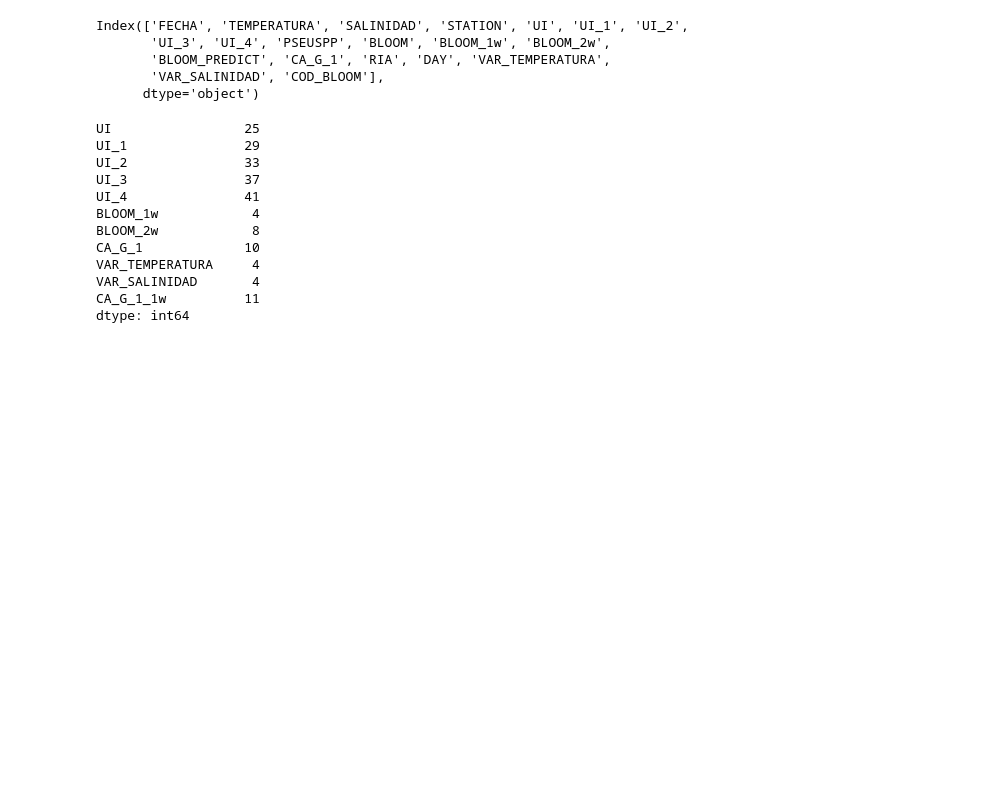
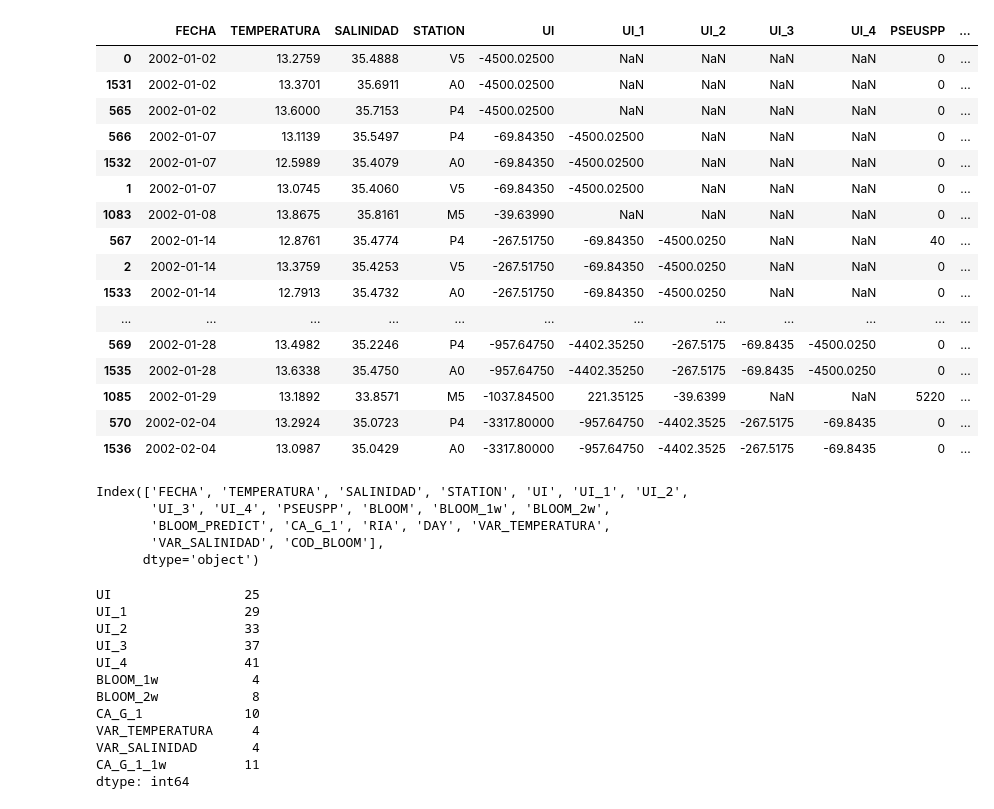
Before and after one commit to guillermobastos/tesis, a Jupyter notebook: work/ModeloA-Escalado-01-pruebas.ipynb, the cells around one changed output. Cells and saved outputs as stored; diff of their text form; code cells hidden in the pictures; blank space fills up the shorter version.

```diff
--- a/work/ModeloA-Escalado-01-pruebas.ipynb
+++ b/work/ModeloA-Escalado-01-pruebas.ipynb
@@ -10,6 +10,28 @@ data.head()
 | 2 | 2002-01-14T00:00:00.000 | 13.3759 | 35.4253 | V5 | -267.5175 | -69.8435 | -4500.0250 | NaN | NaN | 0 | ... |
 | 3 | 2002-01-21T00:00:00.000 | 13.2589 | 35.4342 | V5 | -4402.3525 | -267.5175 | -69.8435 | -4500.0250 | NaN | 0 | ... |
 | 4 | 2002-01-28T00:00:00.000 | 13.4761 | 35.0551 | V5 | -957.6475 | -4402.3525 | -267.5175 | -69.8435 | -4500.025 | 0 | ... |
+# %%
+data['FECHA'] = pd.to_datetime(data['FECHA'])
+data = data.sort_values(by='FECHA')
+data.head(20)
+# %% [output]
+|  | FECHA | TEMPERATURA | SALINIDAD | STATION | UI | UI_1 | UI_2 | UI_3 | UI_4 | PSEUSPP | ... |
+| 0 | 2002-01-02 | 13.2759 | 35.4888 | V5 | -4500.02500 | NaN | NaN | NaN | NaN | 0 | ... |
+| 1531 | 2002-01-02 | 13.3701 | 35.6911 | A0 | -4500.02500 | NaN | NaN | NaN | NaN | 0 | ... |
+| 565 | 2002-01-02 | 13.6000 | 35.7153 | P4 | -4500.02500 | NaN | NaN | NaN | NaN | 0 | ... |
+| 566 | 2002-01-07 | 13.1139 | 35.5497 | P4 | -69.84350 | -4500.02500 | NaN | NaN | NaN | 0 | ... |
+| 1532 | 2002-01-07 | 12.5989 | 35.4079 | A0 | -69.84350 | -4500.02500 | NaN | NaN | NaN | 0 | ... |
+| 1 | 2002-01-07 | 13.0745 | 35.4060 | V5 | -69.84350 | -4500.02500 | NaN | NaN | NaN | 0 | ... |
+| 1083 | 2002-01-08 | 13.8675 | 35.8161 | M5 | -39.63990 | NaN | NaN | NaN | NaN | 0 | ... |
+| 567 | 2002-01-14 | 12.8761 | 35.4774 | P4 | -267.51750 | -69.84350 | -4500.0250 | NaN | NaN | 40 | ... |
+| 2 | 2002-01-14 | 13.3759 | 35.4253 | V5 | -267.51750 | -69.84350 | -4500.0250 | NaN | NaN | 0 | ... |
+| 1533 | 2002-01-14 | 12.7913 | 35.4732 | A0 | -267.51750 | -69.84350 | -4500.0250 | NaN | NaN | 0 | ... |
+| ... | ... | ... | ... | ... | ... | ... | ... | ... | ... | ... | ... |
+| 569 | 2002-01-28 | 13.4982 | 35.2246 | P4 | -957.64750 | -4402.35250 | -267.5175 | -69.8435 | -4500.0250 | 0 | ... |
+| 1535 | 2002-01-28 | 13.6338 | 35.4750 | A0 | -957.64750 | -4402.35250 | -267.5175 | -69.8435 | -4500.0250 | 0 | ... |
+| 1085 | 2002-01-29 | 13.1892 | 33.8571 | M5 | -1037.84500 | 221.35125 | -39.6399 | NaN | NaN | 5220 | ... |
+| 570 | 2002-02-04 | 13.2924 | 35.0723 | P4 | -3317.80000 | -957.64750 | -4402.3525 | -267.5175 | -69.8435 | 0 | ... |
+| 1536 | 2002-02-04 | 13.0987 | 35.0429 | A0 | -3317.80000 | -957.64750 | -4402.3525 | -267.5175 | -69.8435 | 0 | ... |
 # %%
 data.columns
 # %% [output]
```
Also changed, not shown: parts of 4 cells of this notebook, 3 other files.
